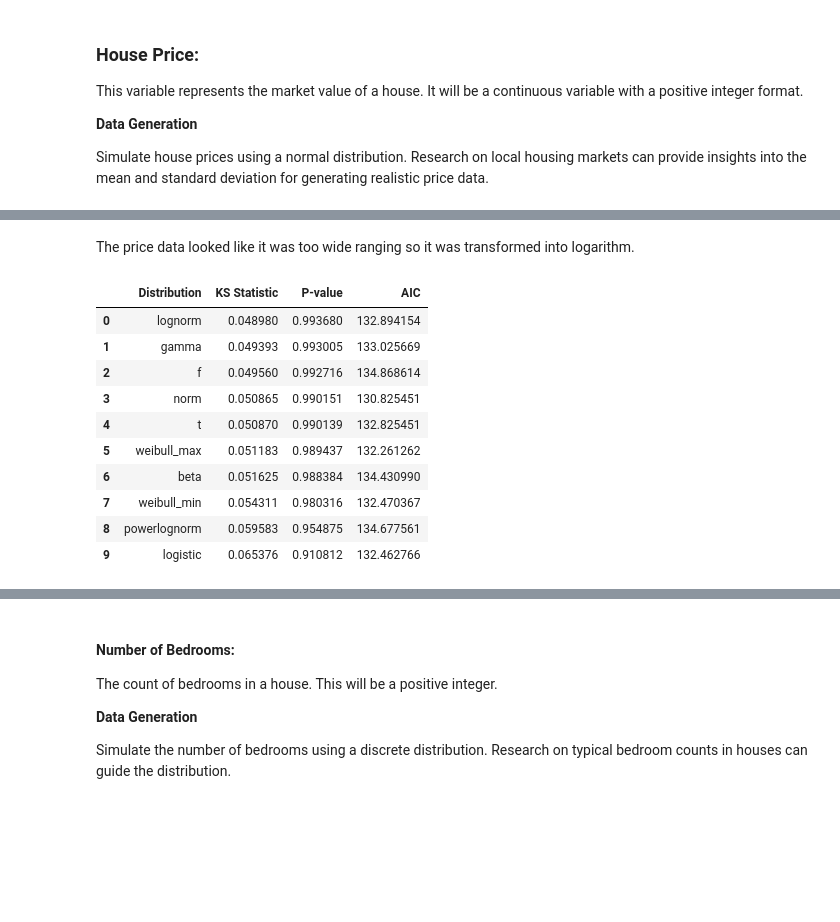
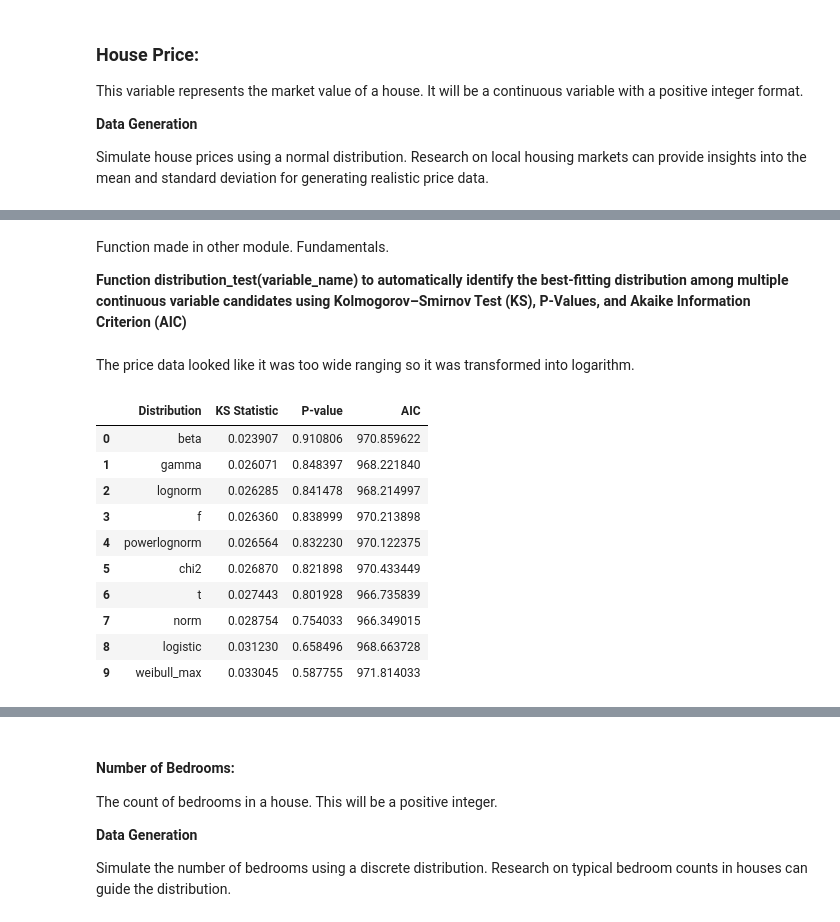
Before and after one commit to damienfarrell/prog-data-p1, a Jupyter notebook: Project_1.ipynb, the cells around one changed output, grey strips where cells are left out. Saved outputs shown, nothing was run; the diff lists cells and outputs as text; code cells hidden in the pictures; blank space fills up the shorter version.

Commit message:
75% through each variable

```diff
--- a/Project_1.ipynb
+++ b/Project_1.ipynb
@@ -103,6 +105,6 @@ def daft_scraper(num_of_pages_to_scrape = 11):
 
     return scraped_df
 # %%
-scraped_df = daft_scraper(6)
+scraped_df = daft_scraper(51)
 # %% [output]
 Gathering Page:
@@ -148,3 +146,7 @@ sns.histplot(df["Price"]);
+# %% [markdown]
+Function made in other module. Fundamentals.
+
+**Function distribution_test(variable_name) to automatically identify the best-fitting distribution among multiple continuous variable candidates using Kolmogorov–Smirnov Test (KS), P-Values, and  Akaike Information Criterion (AIC)**
 # %%
 def distribution_test(variable_name):
 
@@ -179,21 +185,21 @@ def distribution_test(variable_name):
 # %% [markdown]
 The price data looked like it was too wide ranging so it was transformed into logarithm.
 # %%
-transformed_data = np.log(df["Price"])
+transformed_price = np.log(df["Price"])
 # %%
-distribution_test(transformed_data)
+distribution_test(transformed_price)
 # %% [output]
 |  | Distribution | KS Statistic | P-value | AIC |
-| 0 | lognorm | 0.048980 | 0.993680 | 132.894154 |
-| 1 | gamma | 0.049393 | 0.993005 | 133.025669 |
-| 2 | f | 0.049560 | 0.992716 | 134.868614 |
-| 3 | norm | 0.050865 | 0.990151 | 130.825451 |
-| 4 | t | 0.050870 | 0.990139 | 132.825451 |
-| 5 | weibull_max | 0.051183 | 0.989437 | 132.261262 |
-| 6 | beta | 0.051625 | 0.988384 | 134.430990 |
-| 7 | weibull_min | 0.054311 | 0.980316 | 132.470367 |
-| 8 | powerlognorm | 0.059583 | 0.954875 | 134.677561 |
-| 9 | logistic | 0.065376 | 0.910812 | 132.462766 |
+| 0 | beta | 0.023907 | 0.910806 | 970.859622 |
+| 1 | gamma | 0.026071 | 0.848397 | 968.221840 |
+| 2 | lognorm | 0.026285 | 0.841478 | 968.214997 |
+| 3 | f | 0.026360 | 0.838999 | 970.213898 |
+| 4 | powerlognorm | 0.026564 | 0.832230 | 970.122375 |
+| 5 | chi2 | 0.026870 | 0.821898 | 970.433449 |
+| 6 | t | 0.027443 | 0.801928 | 966.735839 |
+| 7 | norm | 0.028754 | 0.754033 | 966.349015 |
+| 8 | logistic | 0.031230 | 0.658496 | 968.663728 |
+| 9 | weibull_max | 0.033045 | 0.587755 | 971.814033 |
 # %%
 mean_price = df["Price"].mean()
 sigma_price = df["Price"].std()
```
Also changed, not shown: parts of 19 cells of this notebook.
